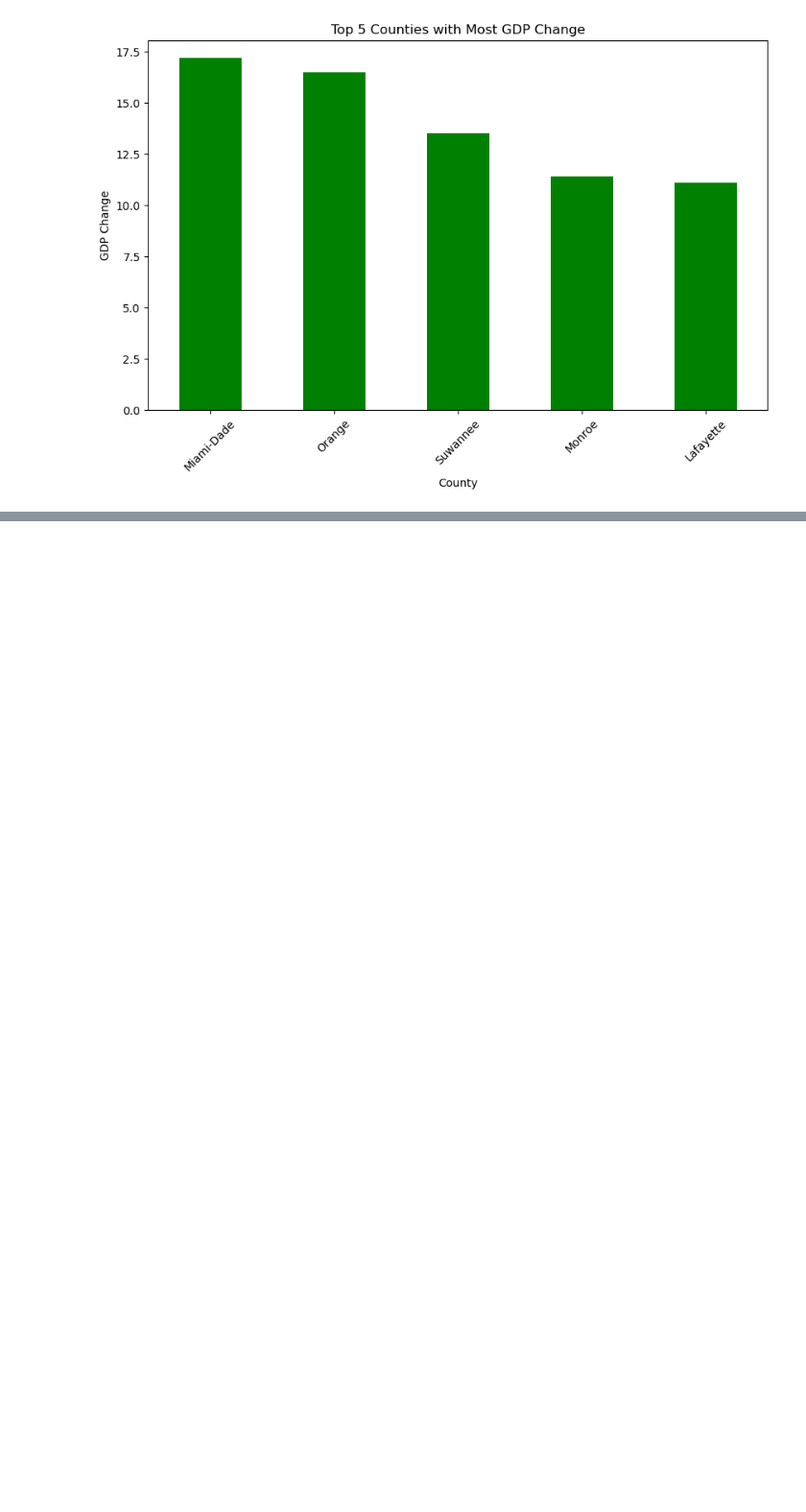
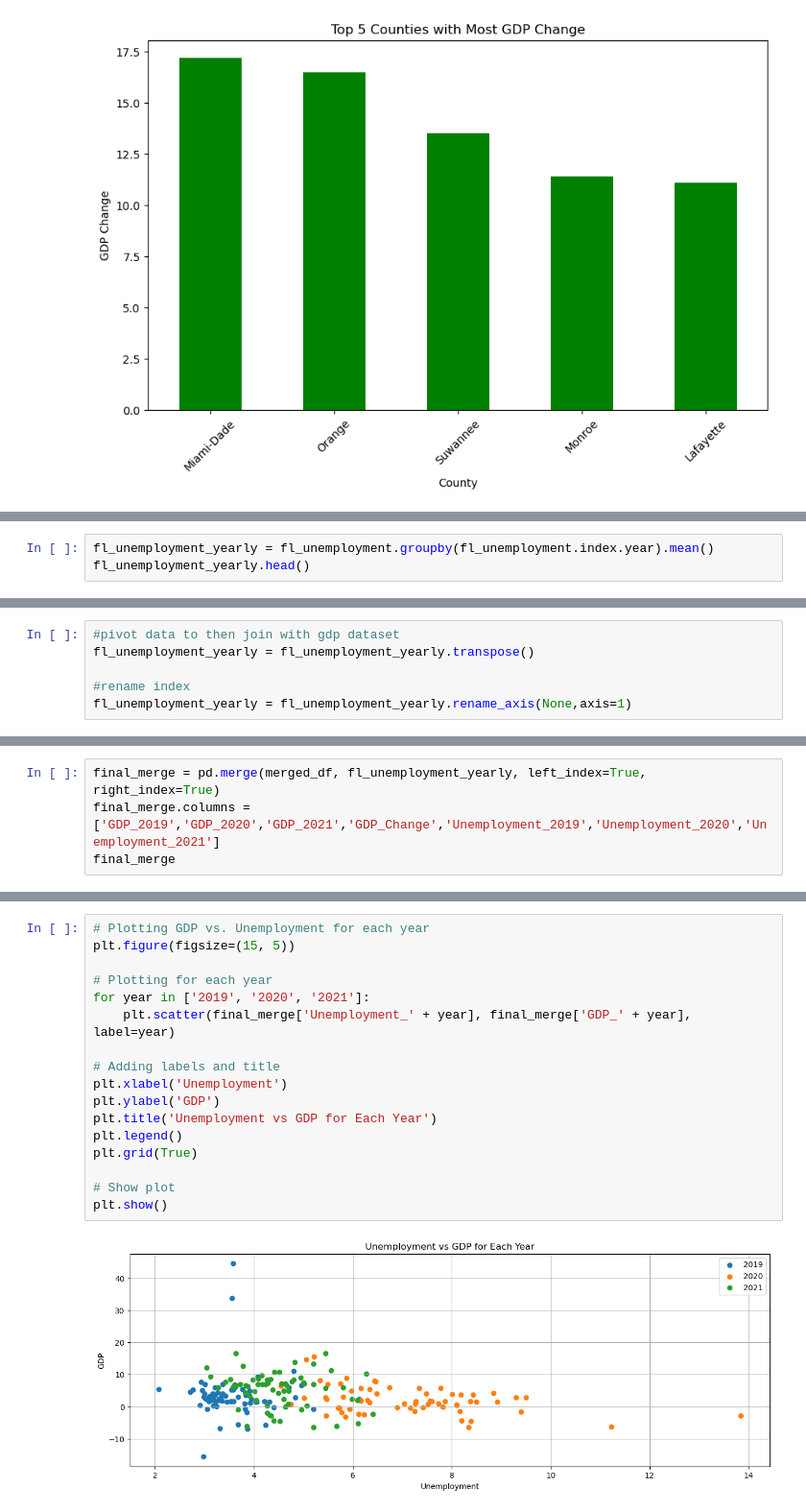
Before and after one commit to UDoWhile/Project-1, a Jupyter notebook: main_antoine.ipynb, the cells around one changed output, grey strips where cells are left out. Shown at 96% size. Cells and saved outputs as stored; diff of their text form; blank space fills up the shorter version.

Commit message:
Final plots antoine_main

```diff
--- a/main_antoine.ipynb
+++ b/main_antoine.ipynb
@@ -242,0 +290,3 @@ plt.show()
+# %%
+fl_unemployment_yearly = fl_unemployment.groupby(fl_unemployment.index.year).mean()
+fl_unemployment_yearly.head()
@@ -242,0 +300,6 @@ plt.show()
+# %%
+#pivot data to then join with gdp dataset
+fl_unemployment_yearly = fl_unemployment_yearly.transpose()
+
+#rename index
+fl_unemployment_yearly = fl_unemployment_yearly.rename_axis(None,axis=1)
@@ -242,0 +318,4 @@ plt.show()
+# %%
+final_merge = pd.merge(merged_df, fl_unemployment_yearly, left_index=True, right_index=True)
+final_merge.columns = ['GDP_2019','GDP_2020','GDP_2021','GDP_Change','Unemployment_2019','Unemployment_2020','Unemployment_2021']
+final_merge
@@ -242,0 +336,19 @@ plt.show()
+# %%
+# Plotting GDP vs. Unemployment for each year
+plt.figure(figsize=(15, 5))
+
+# Plotting for each year
+for year in ['2019', '2020', '2021']:
+    plt.scatter(final_merge['Unemployment_' + year], final_merge['GDP_' + year], label=year)
+
+# Adding labels and title
+plt.xlabel('Unemployment')
+plt.ylabel('GDP')
+plt.title('Unemployment vs GDP for Each Year')
+plt.legend()
+plt.grid(True)
+
+# Show plot
+plt.show()
+# %% [output]
+[figure, added]
```
Also changed, not shown: parts of 8 cells of this notebook.
